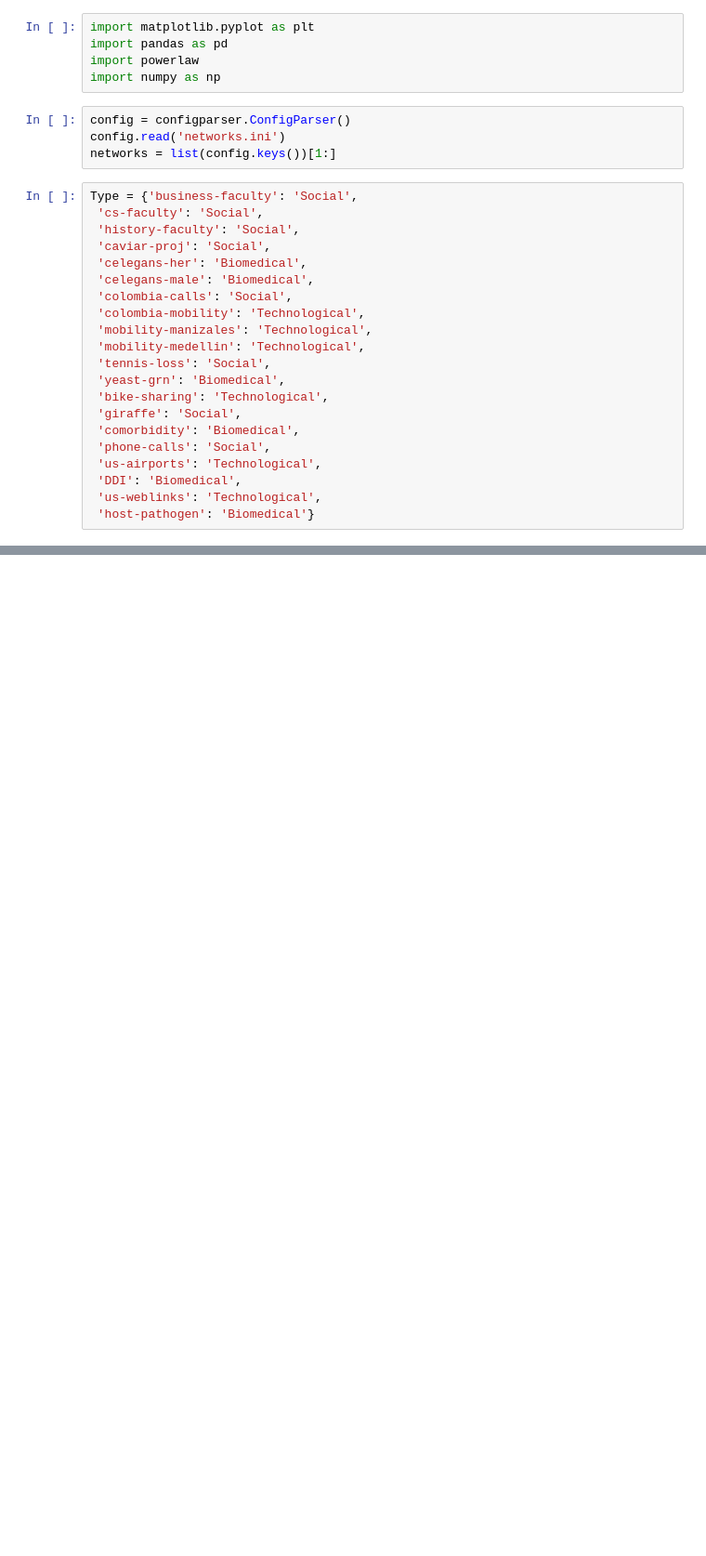
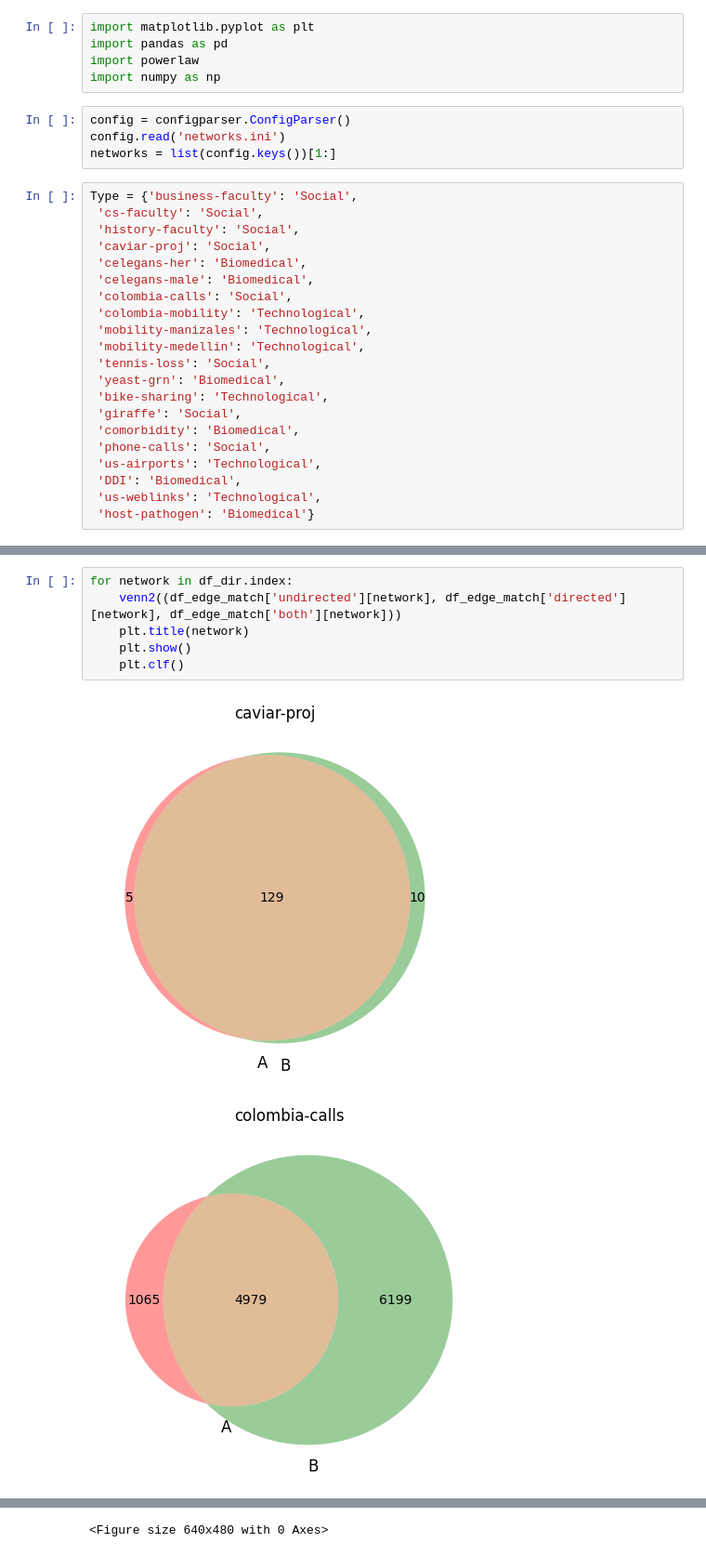
Before and after one commit to fcphysics/DirectedDistanceBackbone, a Jupyter notebook: combining_data.ipynb, the cells around one changed output, grey strips where cells are left out. Shown at 93% size. Cells and saved outputs as stored; diff of their text form; blank space fills up the shorter version.

```diff
--- a/combining_data.ipynb
+++ b/combining_data.ipynb
@@ -668,0 +522,9 @@ df.sort_values(by=['rel-diff'], ascending=False)
+# %%
+for network in df_dir.index:
+    venn2((df_edge_match['undirected'][network], df_edge_match['directed'][network], df_edge_match['both'][network]))
+    plt.title(network)
+    plt.show()
+    plt.clf()
+# %% [output]
+[figure, added]
+[figure, added]
@@ -668,0 +538 @@ df.sort_values(by=['rel-diff'], ascending=False)
+<Figure size 640x480 with 0 Axes>
```
Also changed, not shown: parts of 65 cells of this notebook, 4 other files.
